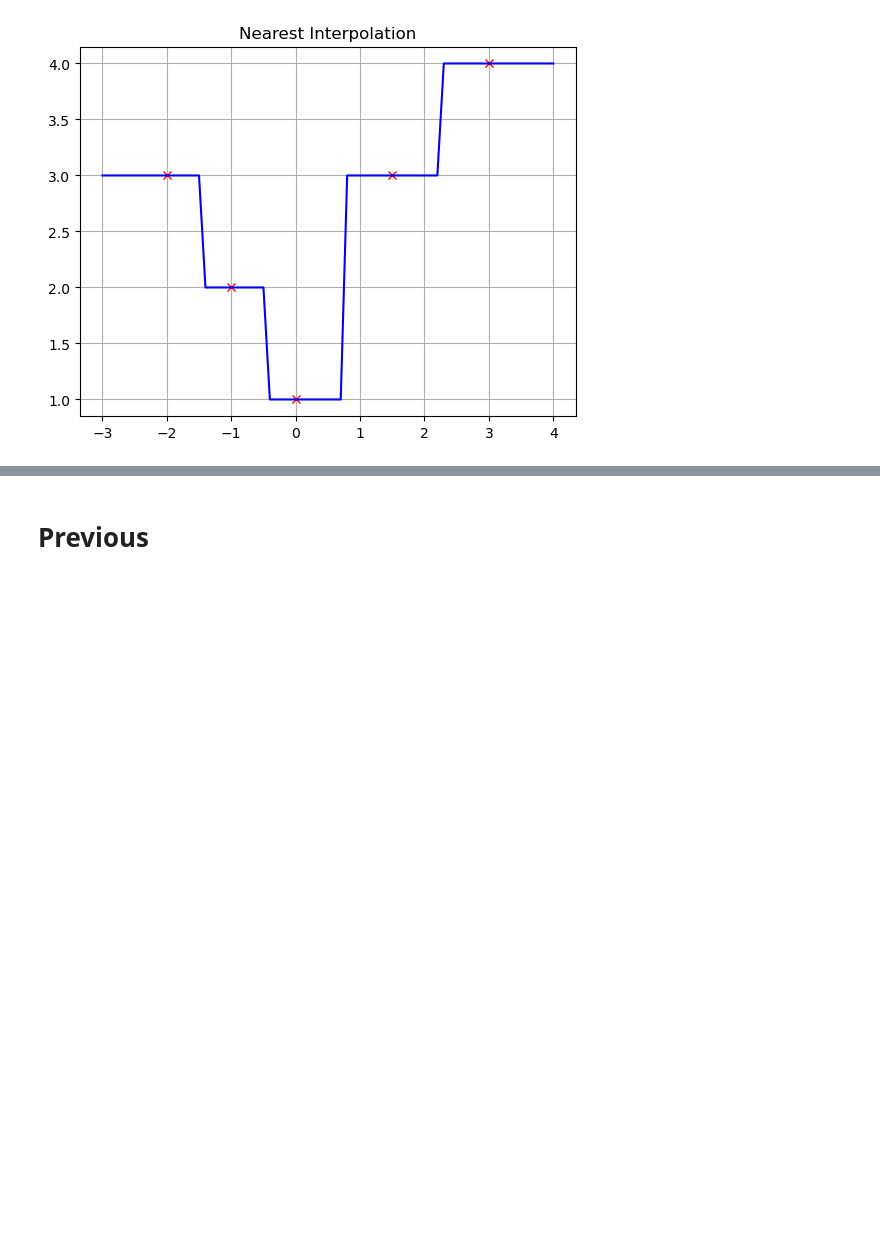
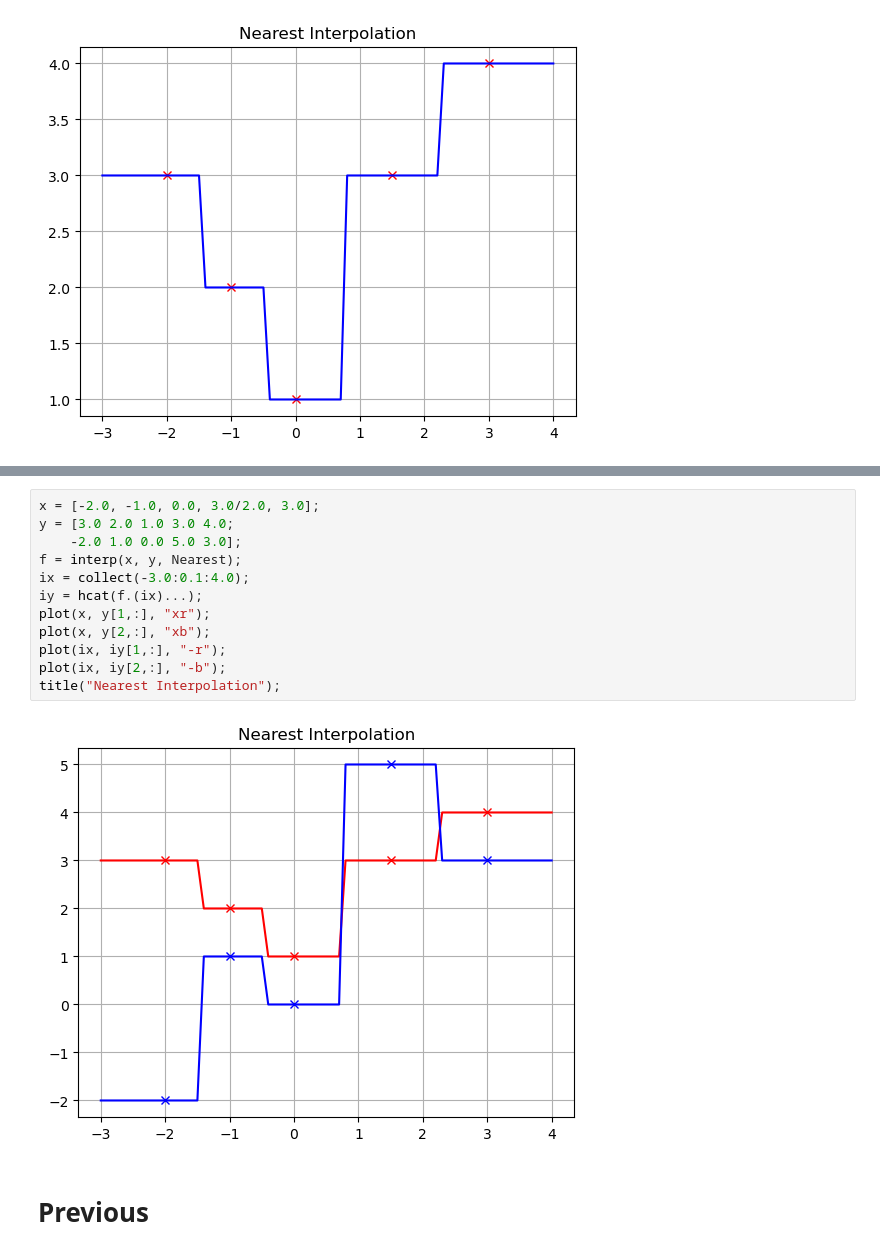
Before and after one commit to AtsushiSakai/Interp1d.jl, a Jupyter notebook: examples/interpolate.ipynb, the cells around one changed output, grey strips where cells are left out. Drawn from its saved outputs; the diff is of its cells as text; blank space fills up the shorter version.

```diff
--- a/examples/interpolate.ipynb
+++ b/examples/interpolate.ipynb
@@ -59,3 +73,17 @@ plot(ix, siy, "-k", label="SciPy interp1d");
+# %%
+x = [-2.0, -1.0, 0.0, 3.0/2.0, 3.0];
+y = [3.0 2.0 1.0 3.0 4.0;
+    -2.0 1.0 0.0 5.0 3.0];
+f = interp(x, y, Nearest);
+ix = collect(-3.0:0.1:4.0);
+iy = hcat(f.(ix)...);
+plot(x, y[1,:], "xr");
+plot(x, y[2,:], "xb");
+plot(ix, iy[1,:], "-r");
+plot(ix, iy[2,:], "-b");
+title("Nearest Interpolation");
+# %% [output]
+[figure, added]
 # %% [markdown]
 # Previous
 # %%
```
Also changed, not shown: parts of 5 cells of this notebook, 2 other files.
